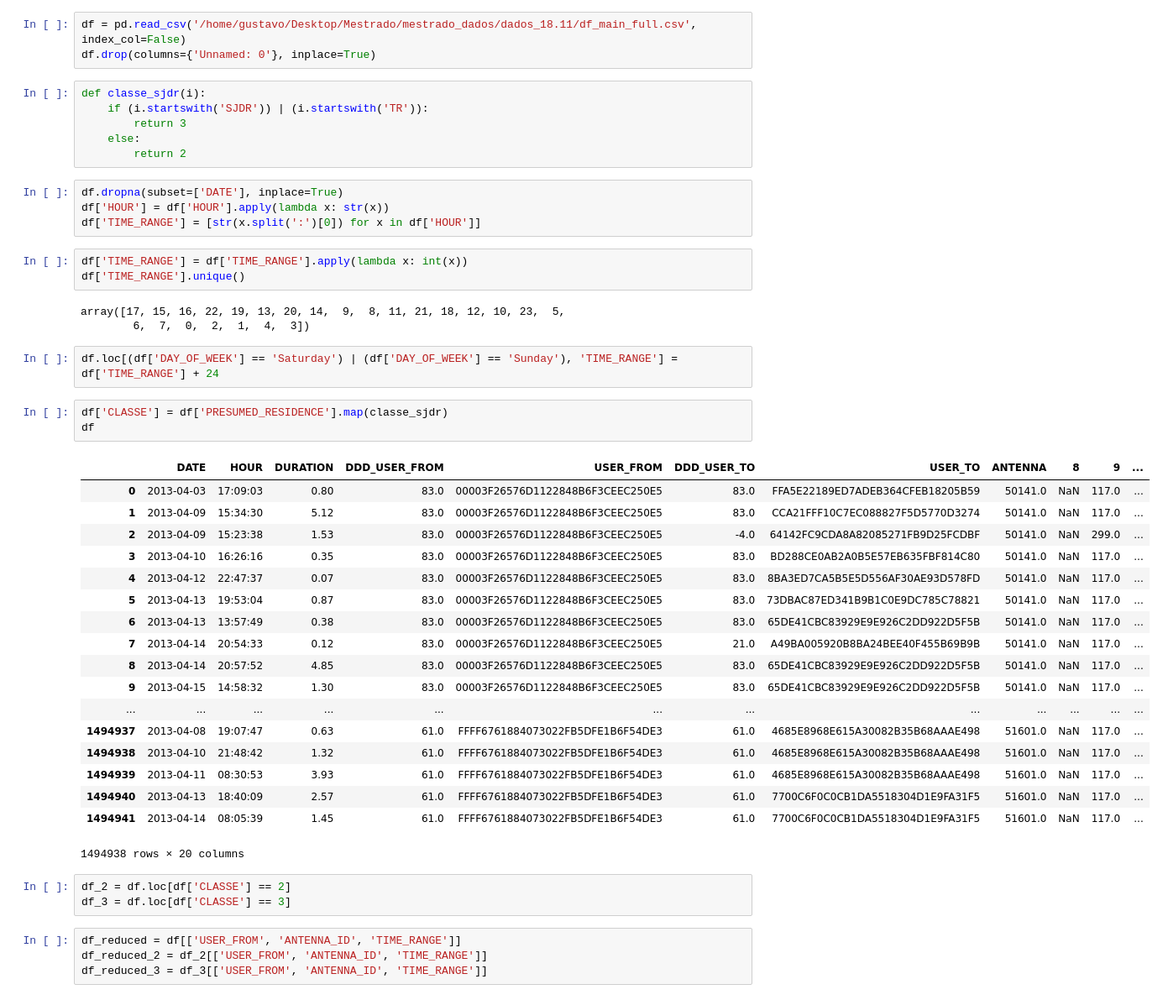
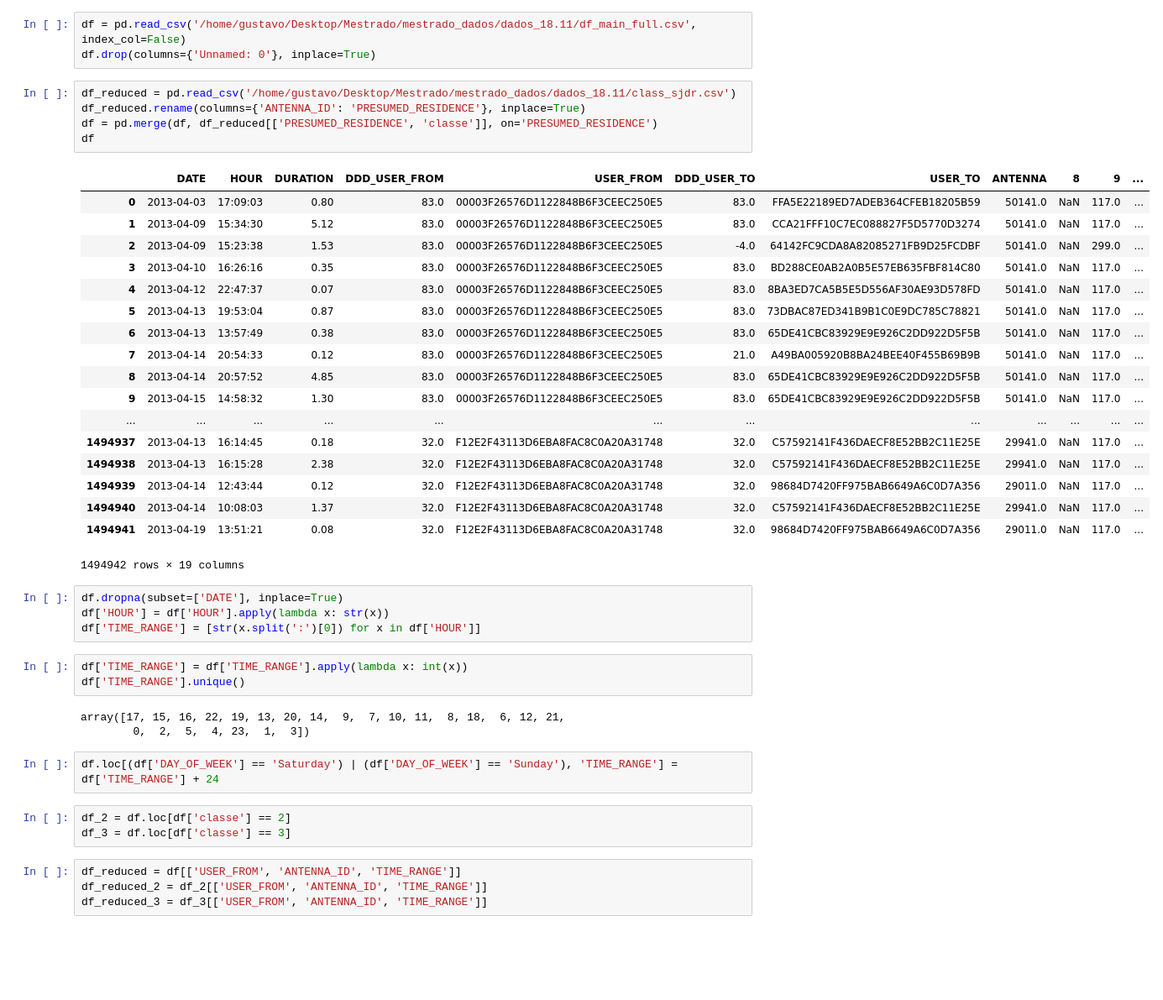
Before and after one commit to ghmc91/Projeto_Mestrado, a Jupyter notebook: Location_Matrix.ipynb, the cells around one changed output. Shown at 84% size. Cells and saved outputs as stored; diff of their text form; blank space fills up the shorter version.

```diff
--- a/Location_Matrix.ipynb
+++ b/Location_Matrix.ipynb
@@ -8,12 +9,30 @@ import matplotlib.pyplot as plt
 # %%
 df = pd.read_csv('/home/gustavo/Desktop/Mestrado/mestrado_dados/dados_18.11/df_main_full.csv', index_col=False)
 df.drop(columns={'Unnamed: 0'}, inplace=True)
-# %%
-def classe_sjdr(i):
-    if (i.startswith('SJDR')) | (i.startswith('TR')):
-        return 3
-    else:
-        return 2
+# %%
+df_reduced = pd.read_csv('/home/gustavo/Desktop/Mestrado/mestrado_dados/dados_18.11/class_sjdr.csv')
+df_reduced.rename(columns={'ANTENNA_ID': 'PRESUMED_RESIDENCE'}, inplace=True)
+df = pd.merge(df, df_reduced[['PRESUMED_RESIDENCE', 'classe']], on='PRESUMED_RESIDENCE')
+df
+# %% [output]
+|  | DATE | HOUR | DURATION | DDD_USER_FROM | USER_FROM | DDD_USER_TO | USER_TO | ANTENNA | 8 | 9 | ... |
+| 0 | 2013-04-03 | 17:09:03 | 0.80 | 83.0 | 00003F26576D1122848B6F3CEEC250E5 | 83.0 | FFA5E22189ED7ADEB364CFEB18205B59 | 50141.0 | NaN | 117.0 | ... |
+| 1 | 2013-04-09 | 15:34:30 | 5.12 | 83.0 | 00003F26576D1122848B6F3CEEC250E5 | 83.0 | CCA21FFF10C7EC088827F5D5770D3274 | 50141.0 | NaN | 117.0 | ... |
+| 2 | 2013-04-09 | 15:23:38 | 1.53 | 83.0 | 00003F26576D1122848B6F3CEEC250E5 | -4.0 | 64142FC9CDA8A82085271FB9D25FCDBF | 50141.0 | NaN | 299.0 | ... |
+| 3 | 2013-04-10 | 16:26:16 | 0.35 | 83.0 | 00003F26576D1122848B6F3CEEC250E5 | 83.0 | BD288CE0AB2A0B5E57EB635FBF814C80 | 50141.0 | NaN | 117.0 | ... |
+| 4 | 2013-04-12 | 22:47:37 | 0.07 | 83.0 | 00003F26576D1122848B6F3CEEC250E5 | 83.0 | 8BA3ED7CA5B5E5D556AF30AE93D578FD | 50141.0 | NaN | 117.0 | ... |
+| 5 | 2013-04-13 | 19:53:04 | 0.87 | 83.0 | 00003F26576D1122848B6F3CEEC250E5 | 83.0 | 73DBAC87ED341B9B1C0E9DC785C78821 | 50141.0 | NaN | 117.0 | ... |
+| 6 | 2013-04-13 | 13:57:49 | 0.38 | 83.0 | 00003F26576D1122848B6F3CEEC250E5 | 83.0 | 65DE41CBC83929E9E926C2DD922D5F5B | 50141.0 | NaN | 117.0 | ... |
+| 7 | 2013-04-14 | 20:54:33 | 0.12 | 83.0 | 00003F26576D1122848B6F3CEEC250E5 | 21.0 | A49BA005920B8BA24BEE40F455B69B9B | 50141.0 | NaN | 117.0 | ... |
+| 8 | 2013-04-14 | 20:57:52 | 4.85 | 83.0 | 00003F26576D1122848B6F3CEEC250E5 | 83.0 | 65DE41CBC83929E9E926C2DD922D5F5B | 50141.0 | NaN | 117.0 | ... |
+| 9 | 2013-04-15 | 14:58:32 | 1.30 | 83.0 | 00003F26576D1122848B6F3CEEC250E5 | 83.0 | 65DE41CBC83929E9E926C2DD922D5F5B | 50141.0 | NaN | 117.0 | ... |
+| ... | ... | ... | ... | ... | ... | ... | ... | ... | ... | ... | ... |
+| 1494937 | 2013-04-13 | 16:14:45 | 0.18 | 32.0 | F12E2F43113D6EBA8FAC8C0A20A31748 | 32.0 | C57592141F436DAECF8E52BB2C11E25E | 29941.0 | NaN | 117.0 | ... |
+| 1494938 | 2013-04-13 | 16:15:28 | 2.38 | 32.0 | F12E2F43113D6EBA8FAC8C0A20A31748 | 32.0 | C57592141F436DAECF8E52BB2C11E25E | 29941.0 | NaN | 117.0 | ... |
+| 1494939 | 2013-04-14 | 12:43:44 | 0.12 | 32.0 | F12E2F43113D6EBA8FAC8C0A20A31748 | 32.0 | 98684D7420FF975BAB6649A6C0D7A356 | 29011.0 | NaN | 117.0 | ... |
+| 1494940 | 2013-04-14 | 10:08:03 | 1.37 | 32.0 | F12E2F43113D6EBA8FAC8C0A20A31748 | 32.0 | C57592141F436DAECF8E52BB2C11E25E | 29941.0 | NaN | 117.0 | ... |
+| 1494941 | 2013-04-19 | 13:51:21 | 0.08 | 32.0 | F12E2F43113D6EBA8FAC8C0A20A31748 | 32.0 | 98684D7420FF975BAB6649A6C0D7A356 | 29011.0 | NaN | 117.0 | ... |
+1494942 rows × 19 columns
 # %%
 df.dropna(subset=['DATE'], inplace=True)
 df['HOUR'] = df['HOUR'].apply(lambda x: str(x))
@@ -22,35 +41,13 @@ df['TIME_RANGE'] = [str(x.split(':')[0]) for x in df['HOUR']]
 df['TIME_RANGE'] = df['TIME_RANGE'].apply(lambda x: int(x))
 df['TIME_RANGE'].unique()
 # %% [output]
-array([17, 15, 16, 22, 19, 13, 20, 14,  9,  8, 11, 21, 18, 12, 10, 23,  5,
-        6,  7,  0,  2,  1,  4,  3])
+array([17, 15, 16, 22, 19, 13, 20, 14,  9,  7, 10, 11,  8, 18,  6, 12, 21,
+        0,  2,  5,  4, 23,  1,  3])
 # %%
 df.loc[(df['DAY_OF_WEEK'] == 'Saturday') | (df['DAY_OF_WEEK'] == 'Sunday'), 'TIME_RANGE'] = df['TIME_RANGE'] + 24
-# %%
-df['CLASSE'] = df['PRESUMED_RESIDENCE'].map(classe_sjdr)
-df
-# %% [output]
-|  | DATE | HOUR | DURATION | DDD_USER_FROM | USER_FROM | DDD_USER_TO | USER_TO | ANTENNA | 8 | 9 | ... |
-| 0 | 2013-04-03 | 17:09:03 | 0.80 | 83.0 | 00003F26576D1122848B6F3CEEC250E5 | 83.0 | FFA5E22189ED7ADEB364CFEB18205B59 | 50141.0 | NaN | 117.0 | ... |
-| 1 | 2013-04-09 | 15:34:30 | 5.12 | 83.0 | 00003F26576D1122848B6F3CEEC250E5 | 83.0 | CCA21FFF10C7EC088827F5D5770D3274 | 50141.0 | NaN | 117.0 | ... |
-| 2 | 2013-04-09 | 15:23:38 | 1.53 | 83.0 | 00003F26576D1122848B6F3CEEC250E5 | -4.0 | 64142FC9CDA8A82085271FB9D25FCDBF | 50141.0 | NaN | 299.0 | ... |
-| 3 | 2013-04-10 | 16:26:16 | 0.35 | 83.0 | 00003F26576D1122848B6F3CEEC250E5 | 83.0 | BD288CE0AB2A0B5E57EB635FBF814C80 | 50141.0 | NaN | 117.0 | ... |
-| 4 | 2013-04-12 | 22:47:37 | 0.07 | 83.0 | 00003F26576D1122848B6F3CEEC250E5 | 83.0 | 8BA3ED7CA5B5E5D556AF30AE93D578FD | 50141.0 | NaN | 117.0 | ... |
-| 5 | 2013-04-13 | 19:53:04 | 0.87 | 83.0 | 00003F26576D1122848B6F3CEEC250E5 | 83.0 | 73DBAC87ED341B9B1C0E9DC785C78821 | 50141.0 | NaN | 117.0 | ... |
-| 6 | 2013-04-13 | 13:57:49 | 0.38 | 83.0 | 00003F26576D1122848B6F3CEEC250E5 | 83.0 | 65DE41CBC83929E9E926C2DD922D5F5B | 50141.0 | NaN | 117.0 | ... |
-| 7 | 2013-04-14 | 20:54:33 | 0.12 | 83.0 | 00003F26576D1122848B6F3CEEC250E5 | 21.0 | A49BA005920B8BA24BEE40F455B69B9B | 50141.0 | NaN | 117.0 | ... |
-| 8 | 2013-04-14 | 20:57:52 | 4.85 | 83.0 | 00003F26576D1122848B6F3CEEC250E5 | 83.0 | 65DE41CBC83929E9E926C2DD922D5F5B | 50141.0 | NaN | 117.0 | ... |
-| 9 | 2013-04-15 | 14:58:32 | 1.30 | 83.0 | 00003F26576D1122848B6F3CEEC250E5 | 83.0 | 65DE41CBC83929E9E926C2DD922D5F5B | 50141.0 | NaN | 117.0 | ... |
-| ... | ... | ... | ... | ... | ... | ... | ... | ... | ... | ... | ... |
-| 1494937 | 2013-04-08 | 19:07:47 | 0.63 | 61.0 | FFFF6761884073022FB5DFE1B6F54DE3 | 61.0 | 4685E8968E615A30082B35B68AAAE498 | 51601.0 | NaN | 117.0 | ... |
-| 1494938 | 2013-04-10 | 21:48:42 | 1.32 | 61.0 | FFFF6761884073022FB5DFE1B6F54DE3 | 61.0 | 4685E8968E615A30082B35B68AAAE498 | 51601.0 | NaN | 117.0 | ... |
-| 1494939 | 2013-04-11 | 08:30:53 | 3.93 | 61.0 | FFFF6761884073022FB5DFE1B6F54DE3 | 61.0 | 4685E8968E615A30082B35B68AAAE498 | 51601.0 | NaN | 117.0 | ... |
-| 1494940 | 2013-04-13 | 18:40:09 | 2.57 | 61.0 | FFFF6761884073022FB5DFE1B6F54DE3 | 61.0 | 7700C6F0C0CB1DA5518304D1E9FA31F5 | 51601.0 | NaN | 117.0 | ... |
-| 1494941 | 2013-04-14 | 08:05:39 | 1.45 | 61.0 | FFFF6761884073022FB5DFE1B6F54DE3 | 61.0 | 7700C6F0C0CB1DA5518304D1E9FA31F5 | 51601.0 | NaN | 117.0 | ... |
-1494938 rows × 20 columns
 # %%
-df_2 = df.loc[df['CLASSE'] == 2]
-df_3 = df.loc[df['CLASSE'] == 3]
+df_2 = df.loc[df['classe'] == 2]
+df_3 = df.loc[df['classe'] == 3]
 # %%
 df_reduced = df[['USER_FROM', 'ANTENNA_ID', 'TIME_RANGE']]
 df_reduced_2 = df_2[['USER_FROM', 'ANTENNA_ID', 'TIME_RANGE']]
```
Also changed, not shown: parts of 18 cells of this notebook, 14 other files.
